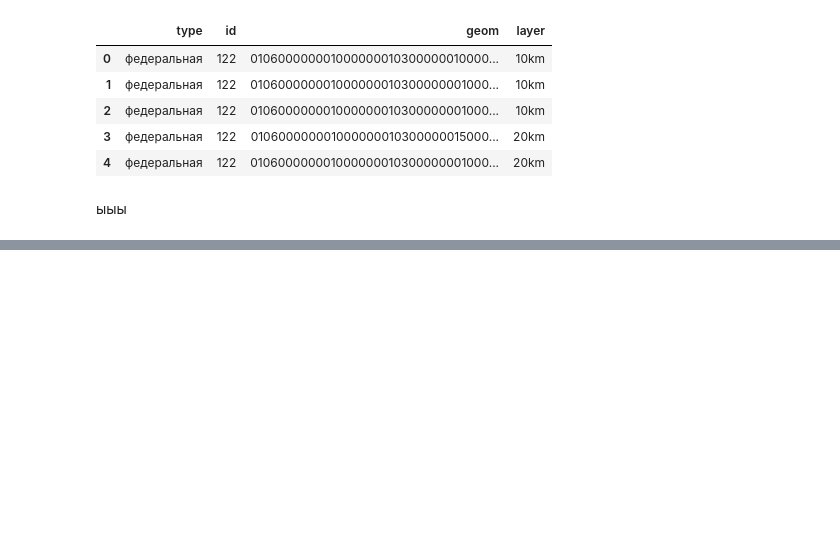
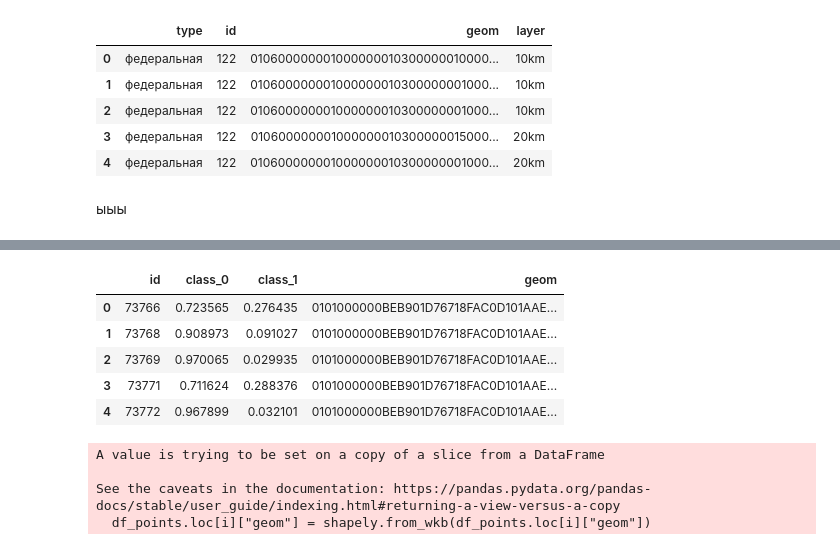
Before and after one commit to Nickitarius/Forest_Fires_Data_Visualisation, a Jupyter notebook: data_transfer.ipynb, the cells around one changed output, grey strips where cells are left out. Drawn from its saved outputs; the diff is of its cells as text; code cells hidden in the pictures; blank space fills up the shorter version.

```diff
--- a/Util/data_transfer.ipynb
+++ b/data_transfer.ipynb
@@ -1316,0 +1356,24 @@ mun_df = gpd.read_file(path).to_crs(epsg='4326')
+# %%
+df_points.drop(
+    columns=[
+        "dist_to_river",
+        "dist_to_road",
+        "dist_to_set",
+        "weather_station_id",
+        "elevation",
+        "aspect",
+        "slope",
+        "vegetation",
+        "WW_code",
+    ],
+    inplace=True,
+)
+# %%
+df_points.head()
+# %% [output]
+|  | id | class_0 | class_1 | geom |
+| 0 | 73766 | 0.723565 | 0.276435 | 0101000000BEB901D76718FAC0D101AAE... |
+| 1 | 73768 | 0.908973 | 0.091027 | 0101000000BEB901D76718FAC0D101AAE... |
+| 2 | 73769 | 0.970065 | 0.029935 | 0101000000BEB901D76718FAC0D101AAE... |
+| 3 | 73771 | 0.711624 | 0.288376 | 0101000000BEB901D76718FAC0D101AAE... |
+| 4 | 73772 | 0.967899 | 0.032101 | 0101000000BEB901D76718FAC0D101AAE... |
@@ -1316,0 +1386,10 @@ mun_df = gpd.read_file(path).to_crs(epsg='4326')
+# %%
+# lat = []
+# lon = []
+for i in range(len(df_points)):
+    df_points.loc[i, "geom"] = shapely.from_wkb(df_points.loc[i]["geom"])
+# %% [output]
+A value is trying to be set on a copy of a slice from a DataFrame
+
+See the caveats in the documentation: https://pandas.pydata.org/pandas-docs/stable/user_guide/indexing.html#returning-a-view-versus-a-copy
+  df_points.loc[i]["geom"] = shapely.from_wkb(df_points.loc[i]["geom"])
```
Also changed, not shown: parts of 11 cells of this notebook, 2 other files.
